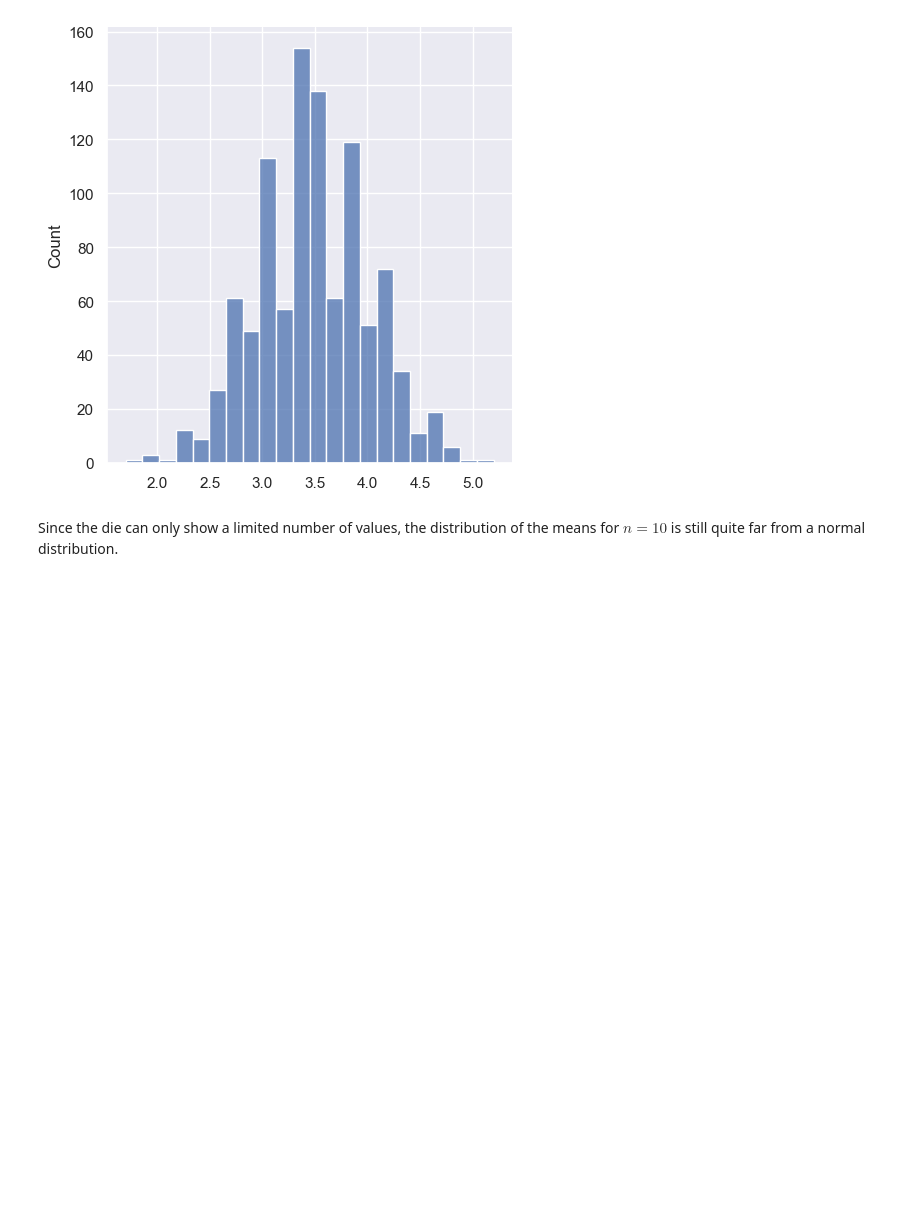
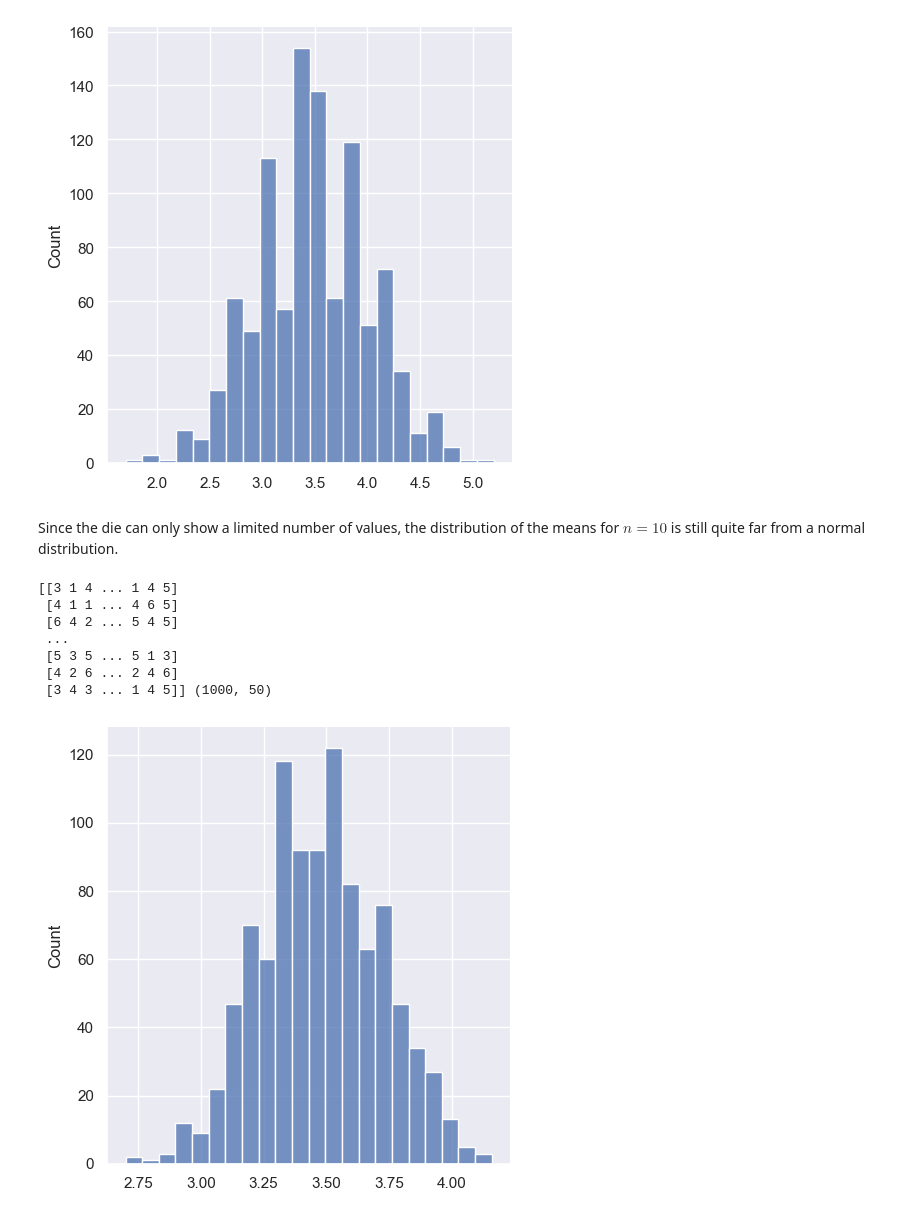
Before and after one commit to FaceEnte/Applied-Statistics, a Jupyter notebook: data/files_for_problem_sheets/sheet_5/clt_die.ipynb, the cells around one changed output. Drawn from its saved outputs; the diff is of its cells as text; code cells hidden in the pictures; blank space fills up the shorter version.

```diff
--- a/data/files_for_problem_sheets/sheet_5/clt_die.ipynb
+++ b/data/files_for_problem_sheets/sheet_5/clt_die.ipynb
@@ -29,3 +30,23 @@ None
 [figure]
 # %% [markdown]
 Since the die can only show a limited number of values, the distribution of the means for $n=10$ is still quite far from a normal distribution.
+# %%
+# Same simulation but with a length n = 50
+W = stats.randint.rvs(low=1, high=7, size=(1000,50), random_state=452)
+print(W, W.shape)
+
+# Compute the row-wise mean
+MW50 = np.mean(W, axis=1)
+
+# Histogram
+sns.displot(MW50)
+None
+# %% [output]
+[[3 1 4 ... 1 4 5]
+ [4 1 1 ... 4 6 5]
+ [6 4 2 ... 5 4 5]
+ ...
+ [5 3 5 ... 5 1 3]
+ [4 2 6 ... 2 4 6]
+ [3 4 3 ... 1 4 5]] (1000, 50)
+[figure, added]
```
Also changed, not shown: parts of 3 cells of this notebook, 1 other file.
